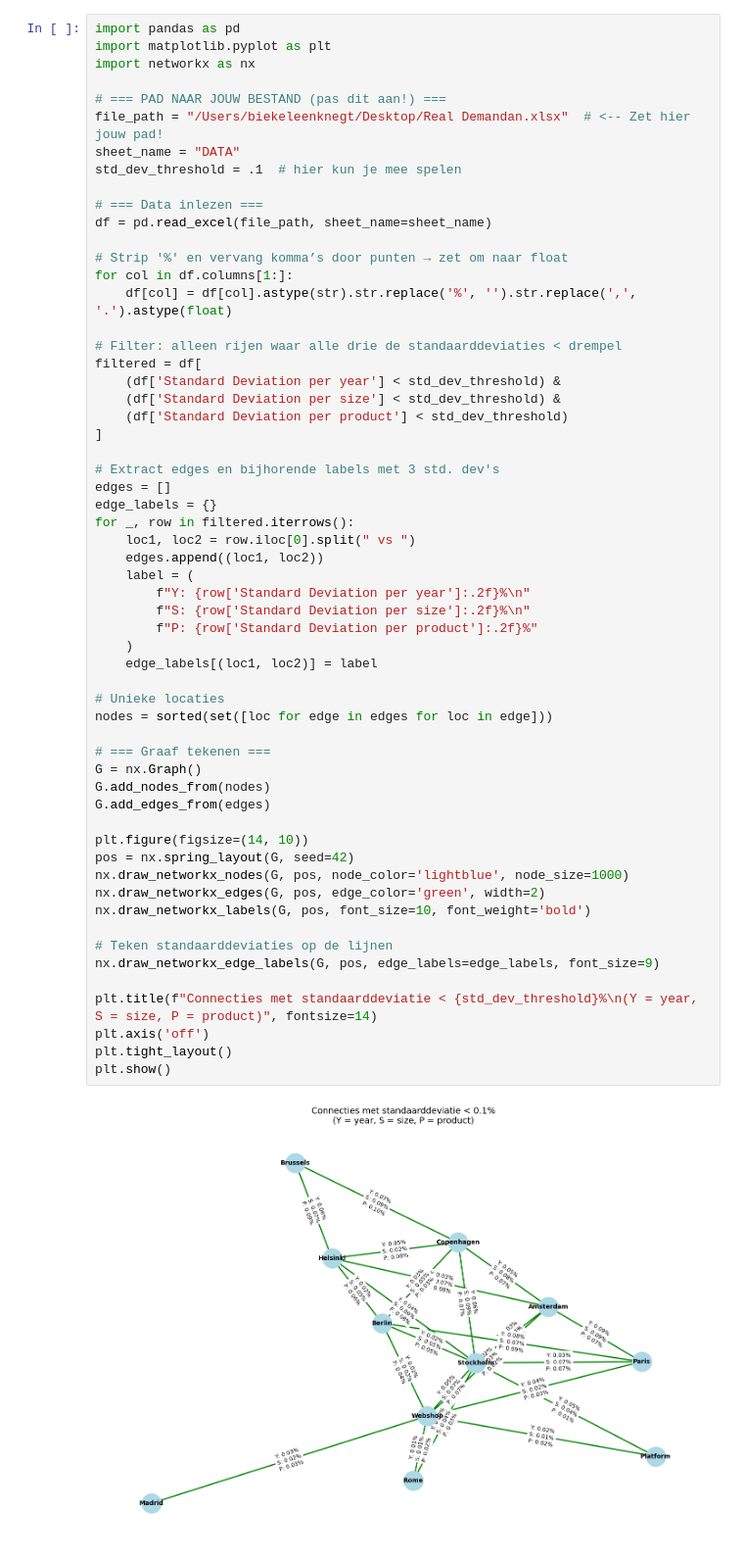
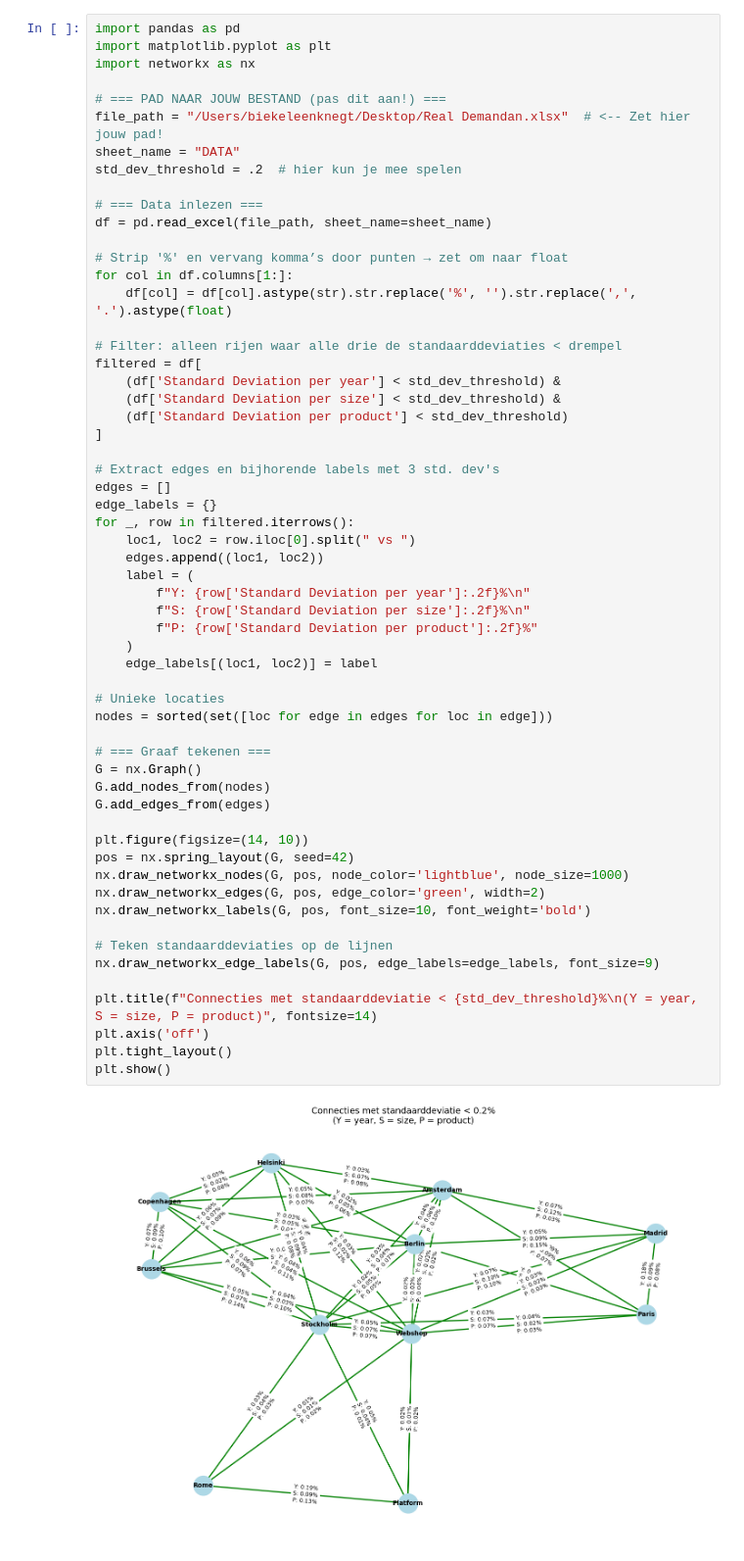
Before and after one commit to biekeleenknegt/SCM_GW, a Jupyter notebook: Aggregation_decision.ipynb, the cells around one changed output. Shown at 98% size. Cells and saved outputs as stored; diff of their text form.

```diff
--- a/Aggregation_decision.ipynb
+++ b/Aggregation_decision.ipynb
@@ -6,7 +6,7 @@ import networkx as nx
 # === PAD NAAR JOUW BESTAND (pas dit aan!) ===
 file_path = "/Users/biekeleenknegt/Desktop/Real Demandan.xlsx"  # <-- Zet hier jouw pad!
 sheet_name = "DATA"
-std_dev_threshold = .1  # hier kun je mee spelen
+std_dev_threshold = .2  # hier kun je mee spelen
 
 # === Data inlezen ===
 df = pd.read_excel(file_path, sheet_name=sheet_name)
@@ -30,31 +30,31 @@ for _, row in filtered.iterrows():
     edges.append((loc1, loc2))
     label = (
         f"Y: {row['Standard Deviation per year']:.2f}%\n"
         f"S: {row['Standard Deviation per size']:.2f}%\n"
         f"P: {row['Standard Deviation per product']:.2f}%"
     )
     edge_labels[(loc1, loc2)] = label
 
 # Unieke locaties
 nodes = sorted(set([loc for edge in edges for loc in edge]))
 
 # === Graaf tekenen ===
 G = nx.Graph()
 G.add_nodes_from(nodes)
 G.add_edges_from(edges)
 
 plt.figure(figsize=(14, 10))
 pos = nx.spring_layout(G, seed=42)
 nx.draw_networkx_nodes(G, pos, node_color='lightblue', node_size=1000)
 nx.draw_networkx_edges(G, pos, edge_color='green', width=2)
 nx.draw_networkx_labels(G, pos, font_size=10, font_weight='bold')
 
 # Teken standaarddeviaties op de lijnen
 nx.draw_networkx_edge_labels(G, pos, edge_labels=edge_labels, font_size=9)
 
 plt.title(f"Connecties met standaarddeviatie < {std_dev_threshold}%\n(Y = year, S = size, P = product)", fontsize=14)
 plt.axis('off')
 plt.tight_layout()
 plt.show()
 # %% [output]
-[figure, old version]
+[figure, new version]
```
Also changed, not shown: 3 other files.
